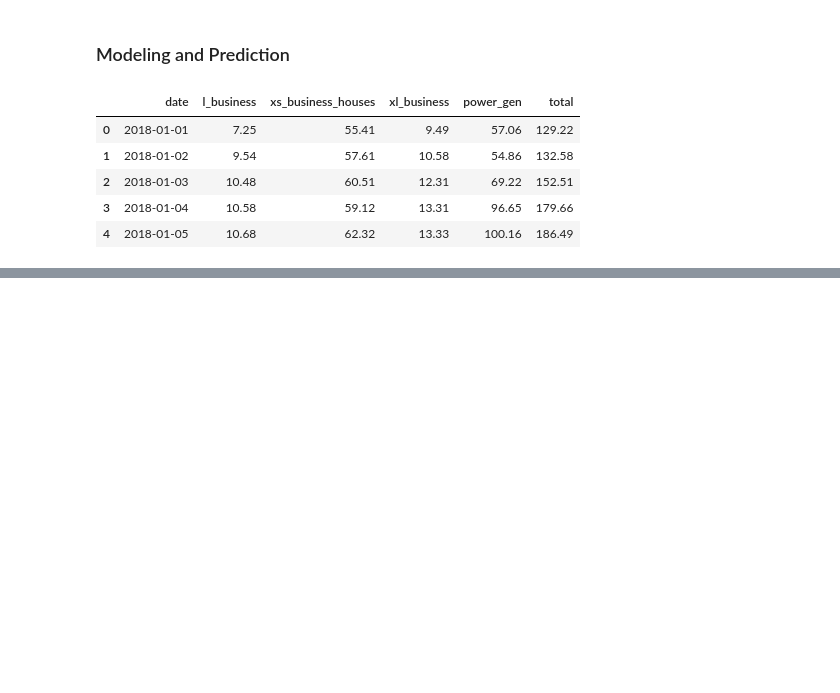
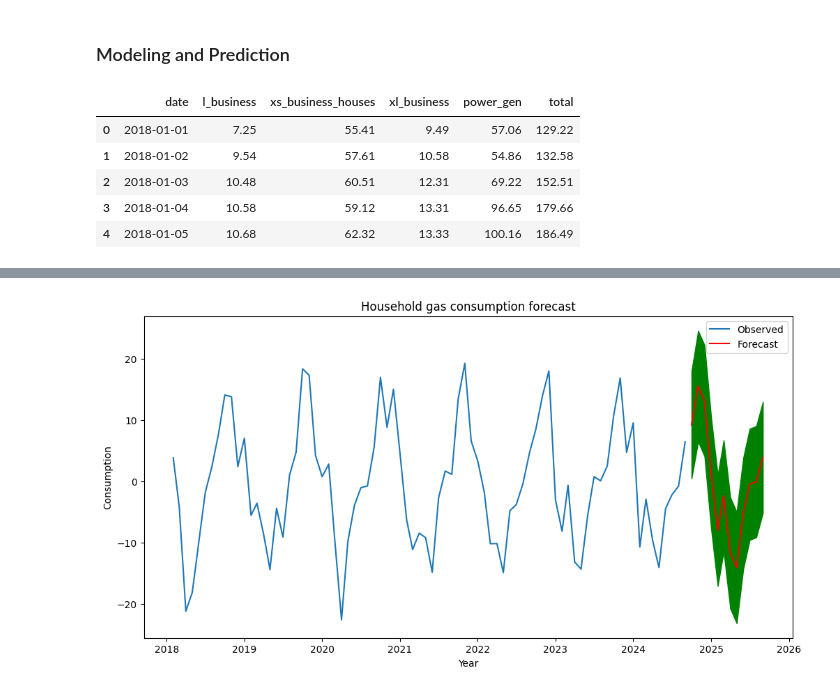
Before and after one commit to Kate-217/pogramming_for_data_analytics, a Jupyter notebook: project/project_2.ipynb, the cells around one changed output, grey strips where cells are left out. Saved outputs shown, nothing was run; the diff lists cells and outputs as text; code cells hidden in the pictures; blank space fills up the shorter version.

```diff
--- a/project/project_2.ipynb
+++ b/project/project_2.ipynb
@@ -447,0 +452,9 @@ plt.show()
+# %%
+# Define SARIMA parameters
+p, d, q = 1, 1, 1
+P, D, Q, s = 1, 1, 1, 12  # Assuming monthly seasonality
+
+# Fit the SARIMA model
+model = SARIMAX(diff_series, order=(p, d, q), seasonal_order=(P, D, Q, s))
+results = model.fit()
+model
@@ -447,0 +481,19 @@ plt.show()
+# %%
+# Forecast future values
+forecast_periods = 12  # Forecast the next 12 months
+forecast = results.get_forecast(steps=forecast_periods)
+forecast_mean = forecast.predicted_mean
+forecast_ci = forecast.conf_int()
+
+# Plot the forecast
+plt.figure(figsize=(12, 6))
+plt.plot(diff_series, label='Observed')
+plt.plot(forecast_mean, label='Forecast', color='red')
+plt.fill_between(forecast_ci.index, forecast_ci.iloc[:, 0], forecast_ci.iloc[:, 1], color='green')
+plt.title("Household gas consumption forecast")
+plt.xlabel("Year")
+plt.ylabel("Consumption")
+plt.legend()
+plt.show()
+# %% [output]
+[figure, added]
```
Also changed, not shown: parts of 21 cells of this notebook.
